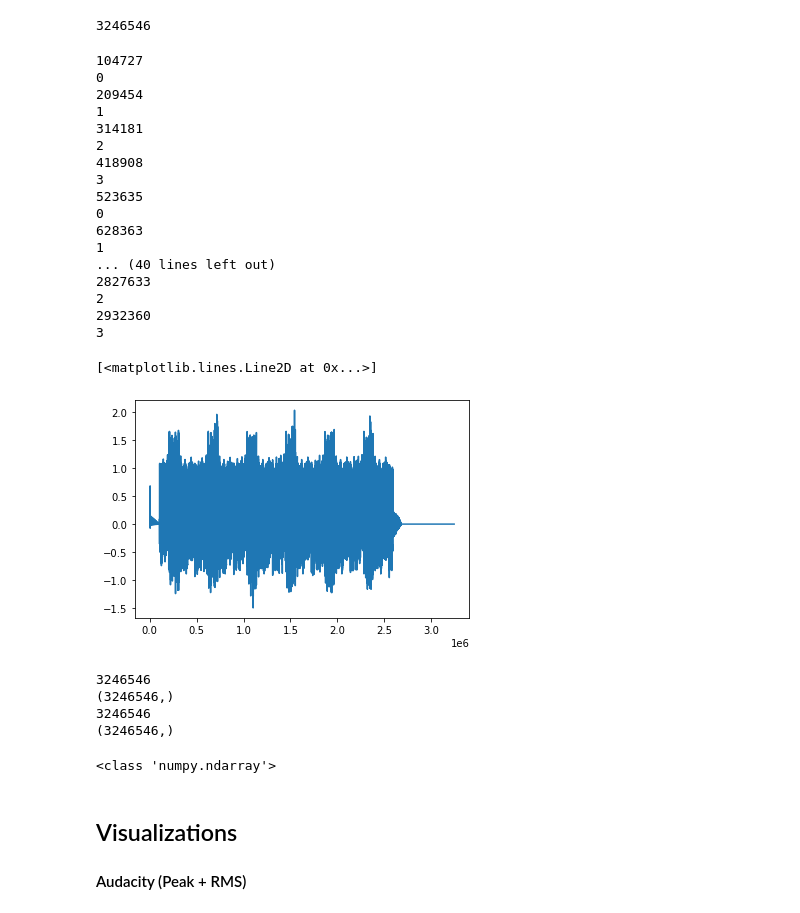
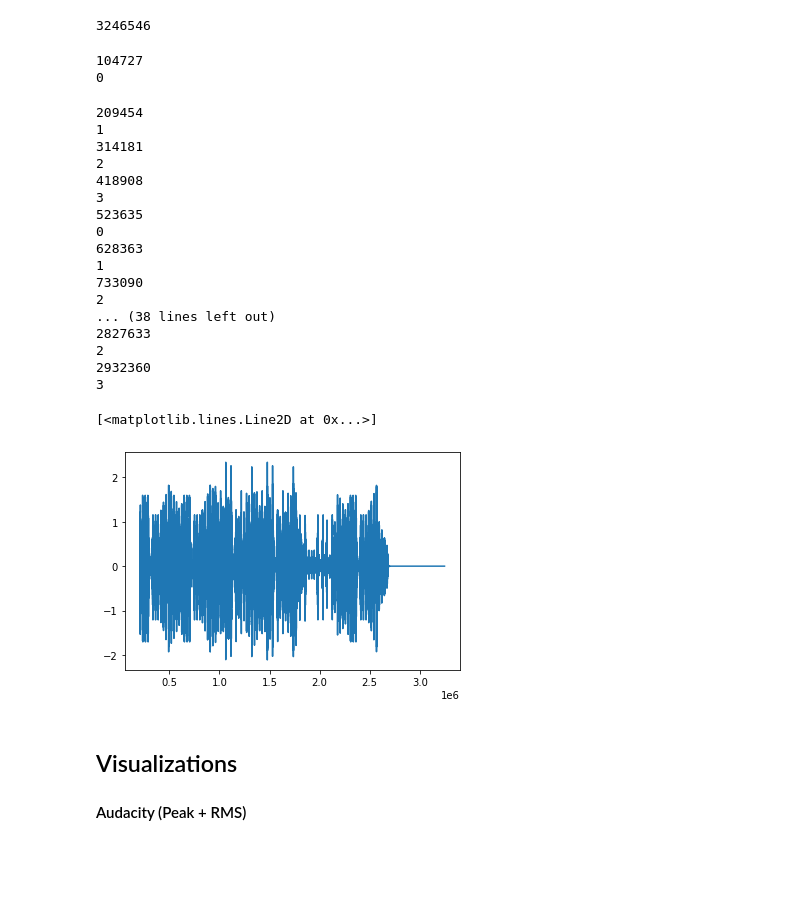
Before and after one commit to wnetzel/MCT-teamA-2021, a Jupyter notebook: Python Assignment 5/Py5part2/Py5part2.ipynb, the cells around one changed output. Cells and saved outputs as stored; diff of their text form; code cells hidden in the pictures; blank space fills up the shorter version.

```diff
--- a/Python Assignment 5/Py5part2/Py5part2.ipynb
+++ b/Python Assignment 5/Py5part2/Py5part2.ipynb
@@ -117,7 +118,7 @@ def IRDelay(audio, impulses, sr=sr):
 
 # back to time domain
     output = np.real(scipy.fft.ifft(output))
-    return output/np.max(output)
+    return output
 
 
 def allpass(delay, gain):
@@ -471,7 +472,7 @@ for i in downbeats_sample_time:
 
     elif counter == 3:
         segment = compressor(segment, 0.3, 1, 1)
-        seg_fx = IIRReverb(segment, 0.9, 20, 800, 0.78, 1700, 0.68)
+        seg_fx = IIRReverb(segment, 20, 800, 0.78, 1700, 0.68)
         segment_padded = padder(segment, s, current_beat)
         segment_fx = padder(seg_fx, s, current_beat)
 
@@ -484,65 +485,60 @@ for i in downbeats_sample_time:
         segment_padded = padder(segment, s, current_beat)
 
     # updating the current beat for the next loop
     current_beat = current_beat + seg.size
     segment_overlapped = segment_padded[overlap:segment_padded.size]
 
     # getting the size right again by adding zeros to the end:
     segment_final = np.pad(segment_overlapped, [0, overlap])
 
     # Increasing overlap for next round of for loop
     overlap = overlap + overlap_length
 
     # Just making sure the sizes are allright
     segment_final = sizecheck(segment_final, result)
 
     # Resetting the counter when it reaches 4
     if counter == 4:
         counter = 0
     # pasting the segments back in, one by one
     result = result + segment_final
 
 # Normalizing volume
-result = result/np.max(result)
+#result = result/np.max(result)
 # Playing back the result
 
 #final = framecompressor(result, 2048,0.40, 0.5, 1.7)
 sd.play(result)
 plt.plot(result)
 # %% [output]
 104727
 0
-209454
-1
-314181
-2
-418908
-3
-523635
-0
-628363
-1
-... (40 lines left out)
-2827633
-2
-2932360
-3
-[<matplotlib.lines.Line2D at 0x...>]
+209454
+1
+314181
+2
+418908
+3
+523635
+0
+628363
+1
+733090
+2
+... (38 lines left out)
+2827633
+2
+2932360
+3
+[<matplotlib.lines.Line2D at 0x...>]
-[figure, old version]
+[figure, new version]
 # %%
 print(result.size)
 print(result.shape)
 print(s.size)
 print(s.shape)
-# %% [output]
-3246546
-(3246546,)
-3246546
-(3246546,)
 # %%
 print(type(seg))
-# %% [output]
-<class 'numpy.ndarray'>
 # %% [markdown]
 ## Visualizations
 
```
Also changed, not shown: parts of 5 cells of this notebook.
